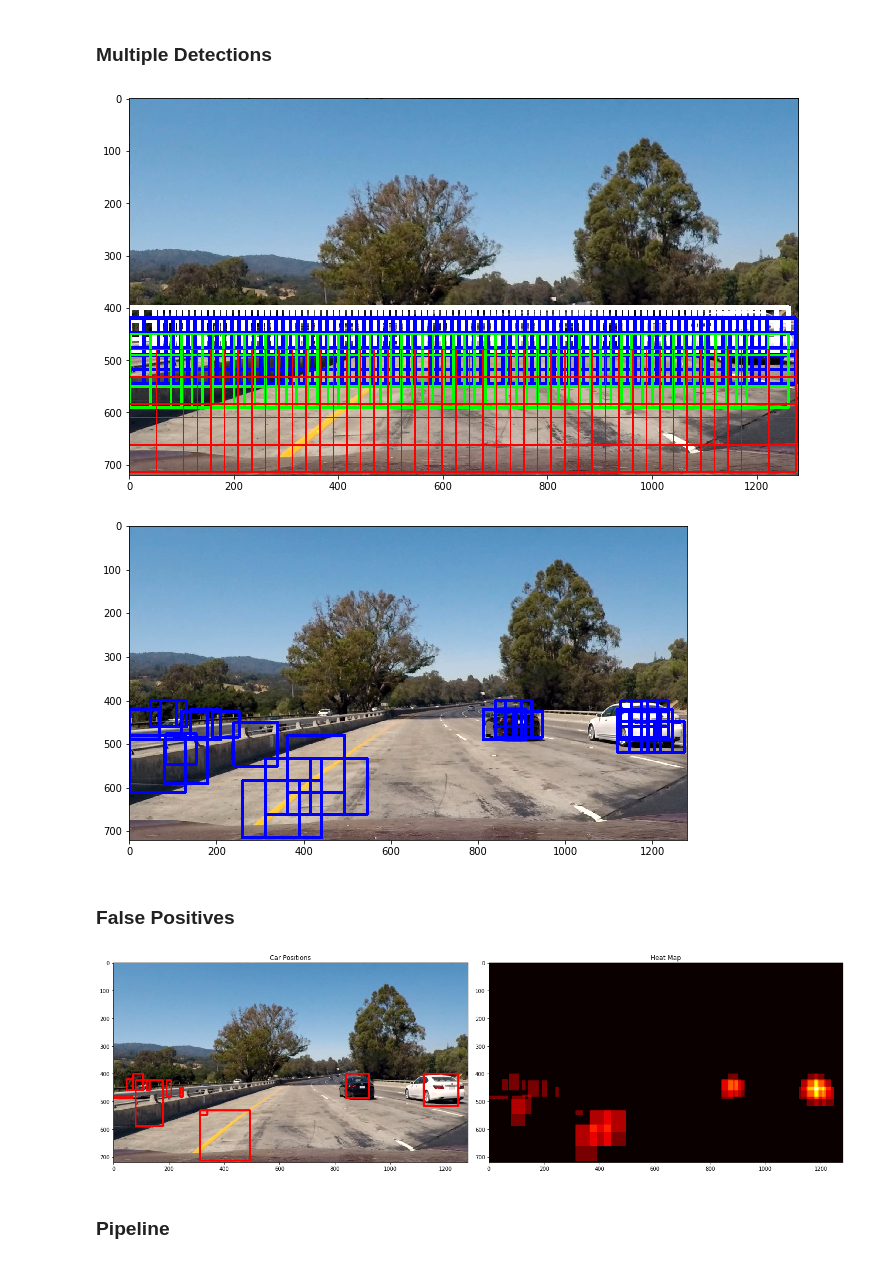
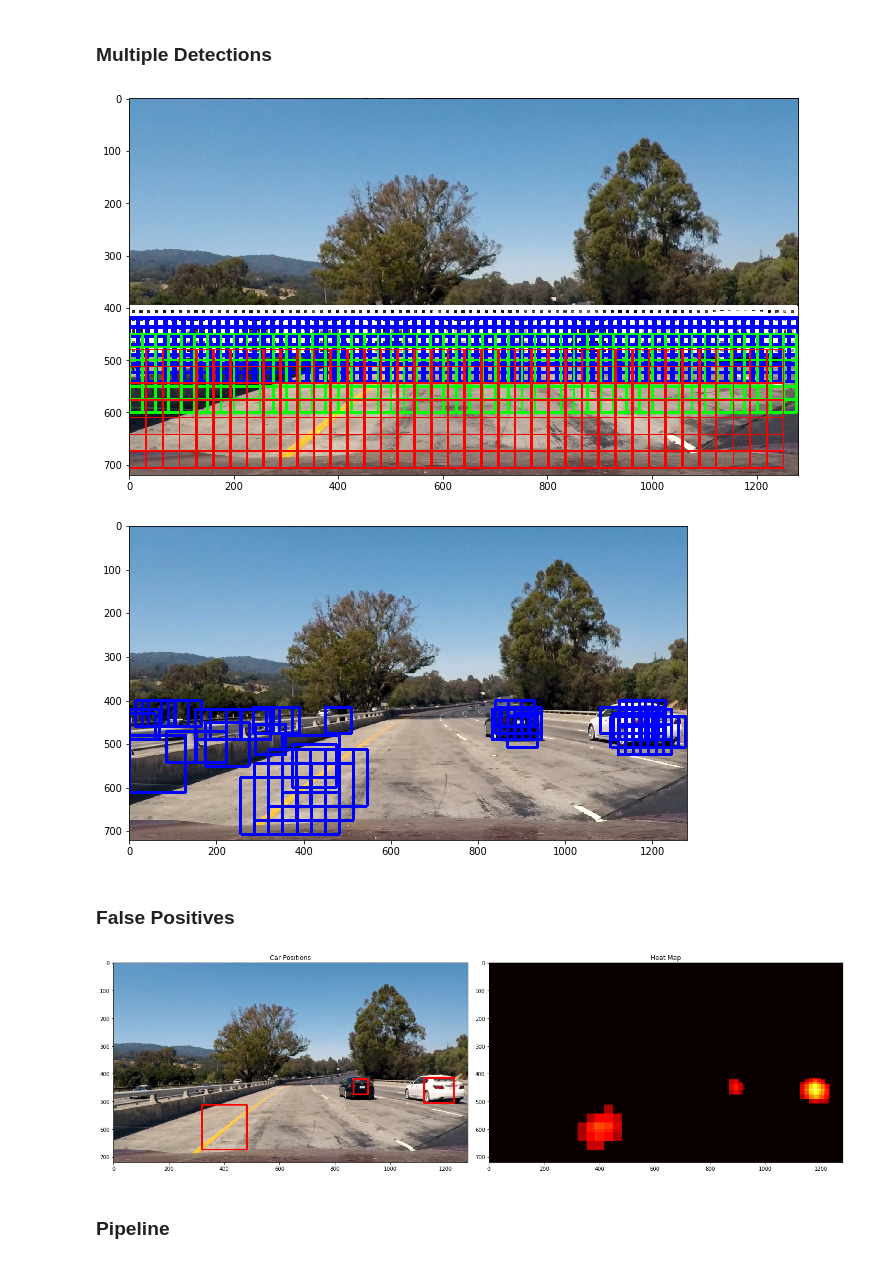
Before and after one commit to siyaoxu/Self-Driving-Cars, a Jupyter notebook: CarND-Vehicle-Detection/vehicle detection pipeline.ipynb, the cells around one changed output. Cells and saved outputs as stored; diff of their text form; code cells hidden in the pictures.

Commit message:
improved bounding box with search window overlap of 0.85 and threshold 3.0

```diff
--- a/CarND-Vehicle-Detection/vehicle detection pipeline.ipynb
+++ b/CarND-Vehicle-Detection/vehicle detection pipeline.ipynb
@@ -304,9 +304,11 @@ import warnings
 spatial_feat = True # Spatial features on or off
 hist_feat = True # Histogram features on or off
 hog_feat = True # HOG features on or off
+# y_start_stops = [[400, 500],[420, 550],[450, 600],[480, None]] # Min and max in y to search in slide_window()
+# xy_windows = [(60,60),(70,70),(100,100),(130,130)]
 y_start_stops = [[400, 500],[420, 550],[450, 600],[480, None]] # Min and max in y to search in slide_window()
 xy_windows = [(60,60),(70,70),(100,100),(130,130)]
-xy_overlap = (0.6,0.6)
+xy_overlap = (0.75,0.75)
 x_start_stop=[None, None]
 
 test_files = './test_images/'
@@ -349,7 +351,7 @@ plt.imshow(window_img);
 fig.tight_layout()
 fig.savefig('./output_images/test1_multi_sliding_windows.png', dpi=fig.dpi)
 # %% [output]
-[figure, old version]
+[figure, new version]
 # %%
 multi_hot_windows = []
 
@@ -372,38 +374,38 @@ fig = plt.figure(figsize=(10,6))
 plt.imshow(cv2.cvtColor(window_img, cv2.COLOR_BGR2RGB));
 fig.savefig('./output_images/test1_multiscale_search_classify.png', dpi=fig.dpi)
 # %% [output]
-[figure, old version]
+[figure, new version]
 # %% [markdown]
 ### False Positives
 # %%
-heat_thresh = 1
+heat_thresh = 2.5
 
 heat = np.zeros_like(window_img[:,:,0]).astype(np.float)
 
 # Add heat to each box in box list
 heat = add_heat(heat,multi_hot_windows)
 
 # Apply threshold to help remove false positives
 heat = apply_threshold(heat,heat_thresh)
 
 # Visualize the heatmap when displaying
 heatmap = np.clip(heat, 0, 255)
 
 # Find final boxes from heatmap using label function
 labels = label(heatmap)
 draw_img = draw_labeled_bboxes(np.copy(test_image), labels)
 
 fig = plt.figure(figsize=(20,6))
 plt.subplot(121)
 plt.imshow(cv2.cvtColor(draw_img, cv2.COLOR_BGR2RGB))
 plt.title('Car Positions')
 plt.subplot(122)
 plt.imshow(heatmap, cmap='hot')
 plt.title('Heat Map')
 fig.tight_layout()
 fig.savefig('./output_images/test1_multiple_detection.png', dpi=fig.dpi)
 # %% [output]
-[figure, old version]
+[figure, new version]
 # %% [markdown]
 ### Pipeline
 # %%
```
Also changed, not shown: 5 other files.
